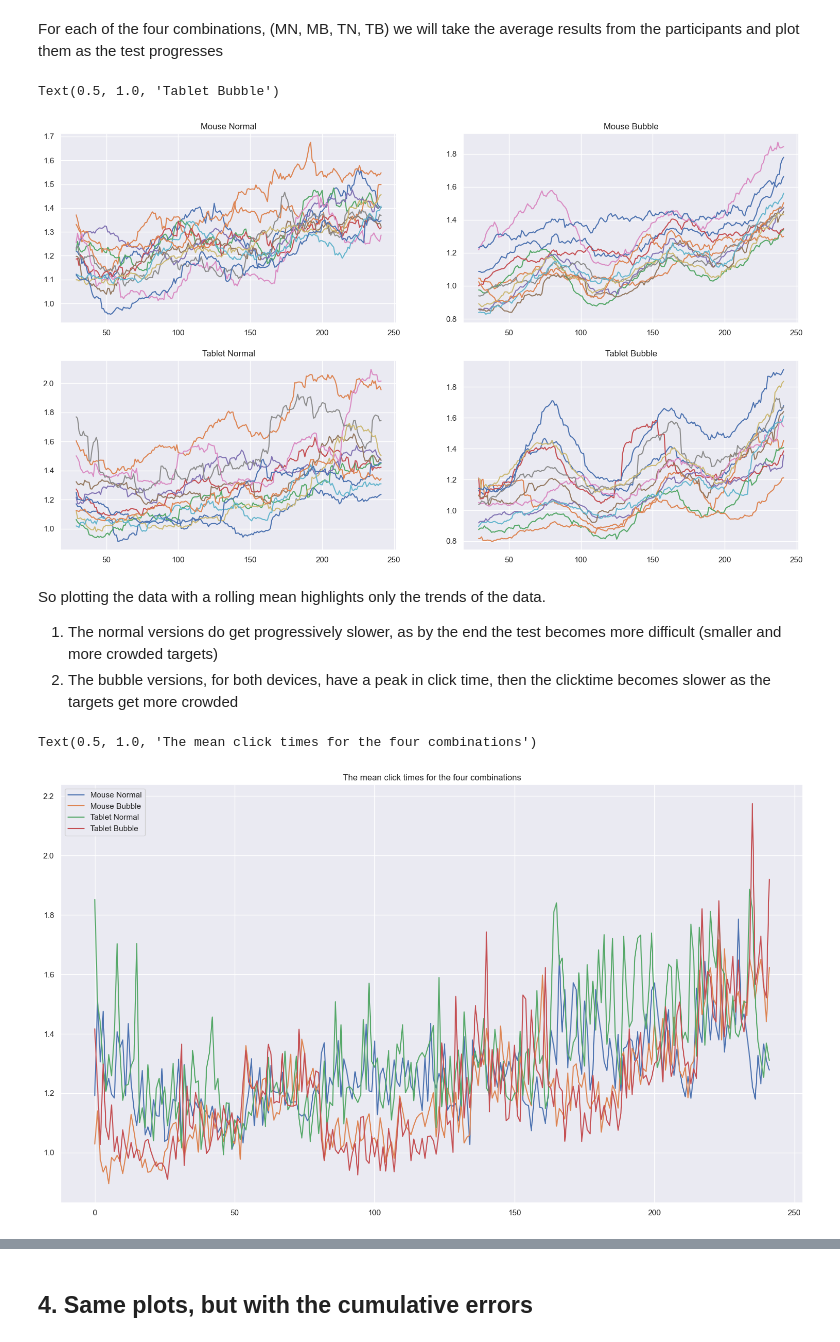
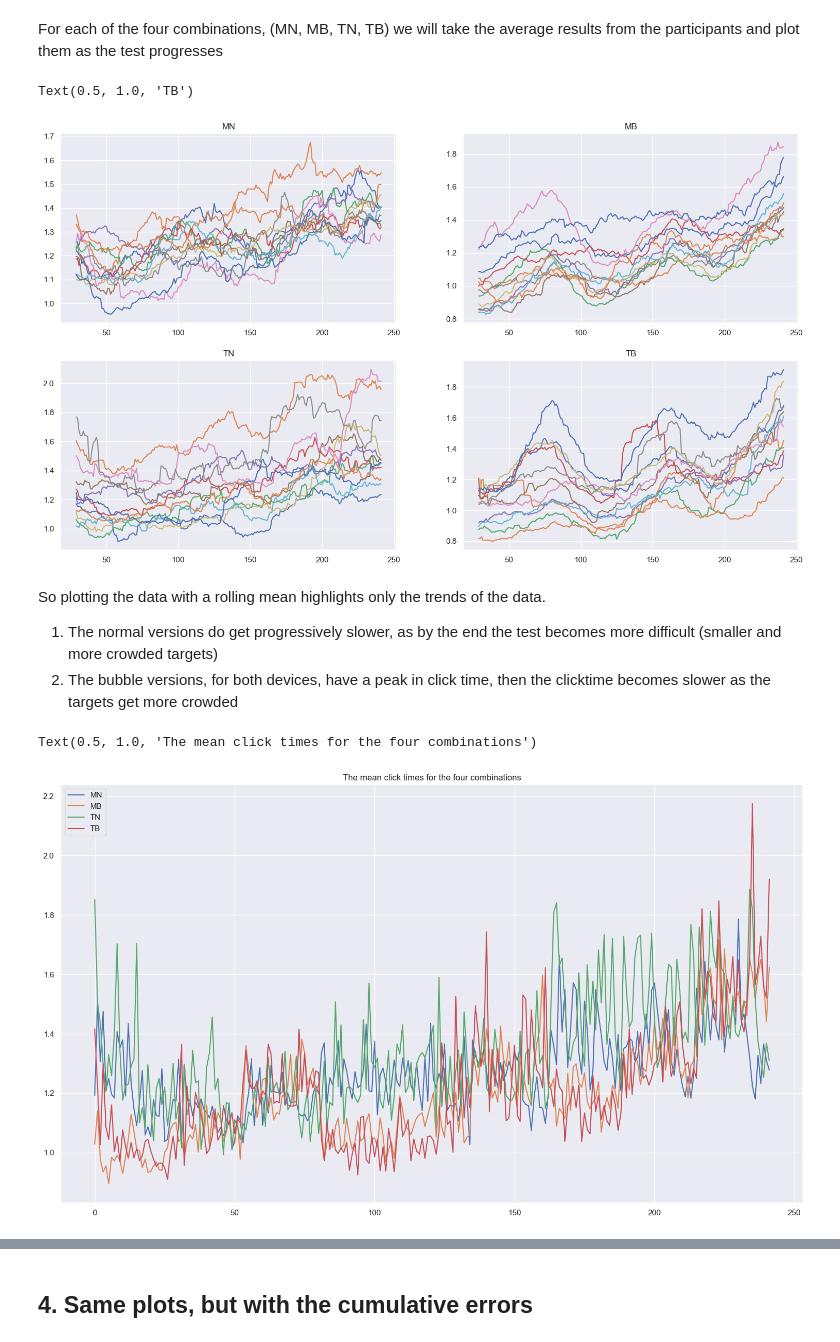
Before and after one commit to IoanaBaciu24/BubbleCursorExperiment, a Jupyter notebook: experiment_analysis.ipynb, the cells around one changed output, grey strips where cells are left out. Cells and saved outputs as stored; diff of their text form; code cells hidden in the pictures.

```diff
--- a/experiment_analysis.ipynb
+++ b/experiment_analysis.ipynb
@@ -225,26 +242,26 @@ def analysis_one_metric(column_name: str, number_of_files: int):
 # %%
 # Q: What happens when I print all the times of the pariticipants?
 # A: A mess lol
 
 df_times_MN, df_times_MB, df_times_TN, df_times_TB = analysis_one_metric("clickTime", len(file_names_MN))
 
 
 fig, ax = plt.subplots(2, 2)
 fig.set_size_inches(18.5, 10.5)
 
 for i in range(len(file_names_MB)):
     ax[0][0].plot(df_times_MN["clickTime{0}".format(i)].rolling(30).mean())
     ax[0][1].plot(df_times_MB["clickTime{0}".format(i)].rolling(30).mean())
     ax[1][0].plot(df_times_TN["clickTime{0}".format(i)].rolling(30).mean())
     ax[1][1].plot(df_times_TB["clickTime{0}".format(i)].rolling(30).mean())
 
-ax[0][0].set_title("Mouse Normal")
-ax[0][1].set_title("Mouse Bubble")
-ax[1][0].set_title("Tablet Normal")
-ax[1][1].set_title("Tablet Bubble")
+ax[0][0].set_title("MN")
+ax[0][1].set_title("MB")
+ax[1][0].set_title("TN")
+ax[1][1].set_title("TB")
 # %% [output]
-Text(0.5, 1.0, 'Tablet Bubble')
+Text(0.5, 1.0, 'TB')
-[figure, old version]
+[figure, new version]
 # %% [markdown]
 So plotting the data with a rolling mean highlights only the trends of the data.
 1. The normal versions do get progressively slower, as by the end the test becomes more difficult (smaller and more crowded targets)
@@ -260,16 +277,16 @@ df_times_TB["meanClickTime"] = df_times_TB.mean(axis=1)
 fig, ax = plt.subplots()
 fig.set_size_inches(18.5, 10.5)
 
-ax.plot(df_times_MN["meanClickTime"], label="Mouse Normal")
-ax.plot(df_times_MB["meanClickTime"], label="Mouse Bubble")
-ax.plot(df_times_TN["meanClickTime"], label="Tablet Normal")
-ax.plot(df_times_TB["meanClickTime"], label="Tablet Bubble")
+ax.plot(df_times_MN["meanClickTime"], label="MN")
+ax.plot(df_times_MB["meanClickTime"], label="MB")
+ax.plot(df_times_TN["meanClickTime"], label="TN")
+ax.plot(df_times_TB["meanClickTime"], label="TB")
 
-ax.legend()
+ax.legend(loc="upper left")
 ax.set_title("The mean click times for the four combinations")
 # %% [output]
 Text(0.5, 1.0, 'The mean click times for the four combinations')
-[figure, old version]
+[figure, new version]
 # %%
 fig, ax = plt.subplots()
 fig.set_size_inches(18.5, 10.5)
```
Also changed, not shown: parts of 18 cells of this notebook.
